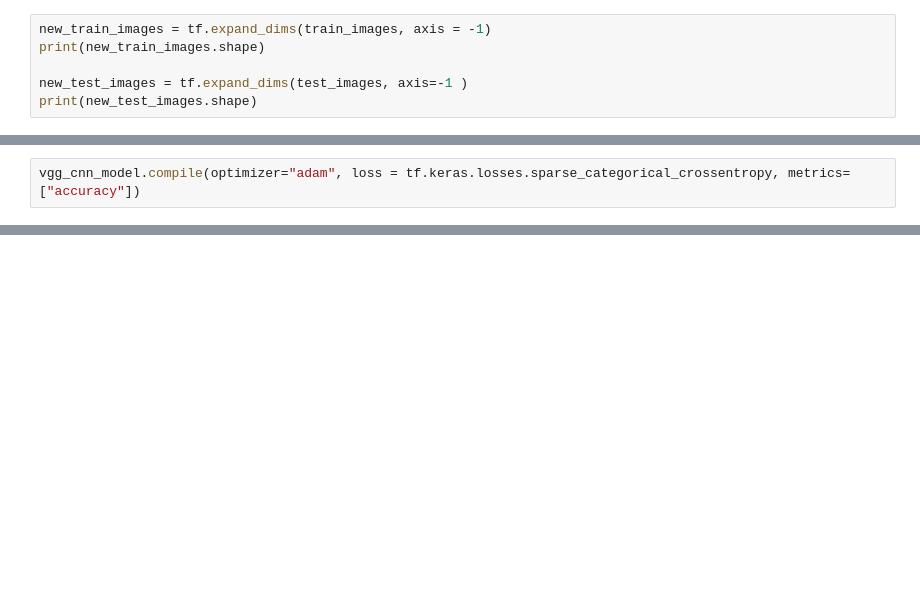
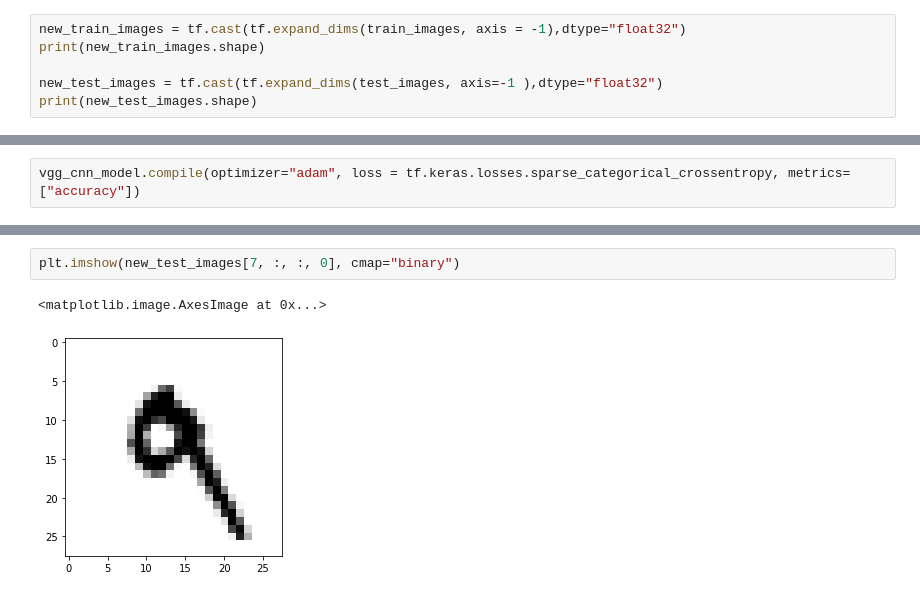
Before and after one commit to surajsrivathsa/ovgu_deeplearning, a Jupyter notebook: Introspection.ipynb, the cells around one changed output, grey strips where cells are left out. Saved outputs shown, nothing was run; the diff lists cells and outputs as text; blank space fills up the shorter version.

```diff
--- a/Introspection.ipynb
+++ b/Introspection.ipynb
@@ -97,10 +103,10 @@ print(test_labels.shape)
 (10000, 28, 28)
 (10000,)
 # %%
-new_train_images = tf.expand_dims(train_images, axis = -1)
+new_train_images = tf.cast(tf.expand_dims(train_images, axis = -1),dtype="float32")
 print(new_train_images.shape)
 
-new_test_images = tf.expand_dims(test_images, axis=-1 )
+new_test_images = tf.cast(tf.expand_dims(test_images, axis=-1 ),dtype="float32")
 print(new_test_images.shape)
 # %% [output]
 (60000, 28, 28, 1)
@@ -241,0 +252,5 @@ def calc_loss(img, model):
+# %%
+plt.imshow(new_test_images[7, :, :, 0], cmap="binary")
+# %% [output]
+<matplotlib.image.AxesImage at 0x...>
+[figure, added]
```
Also changed, not shown: parts of 38 cells of this notebook.
